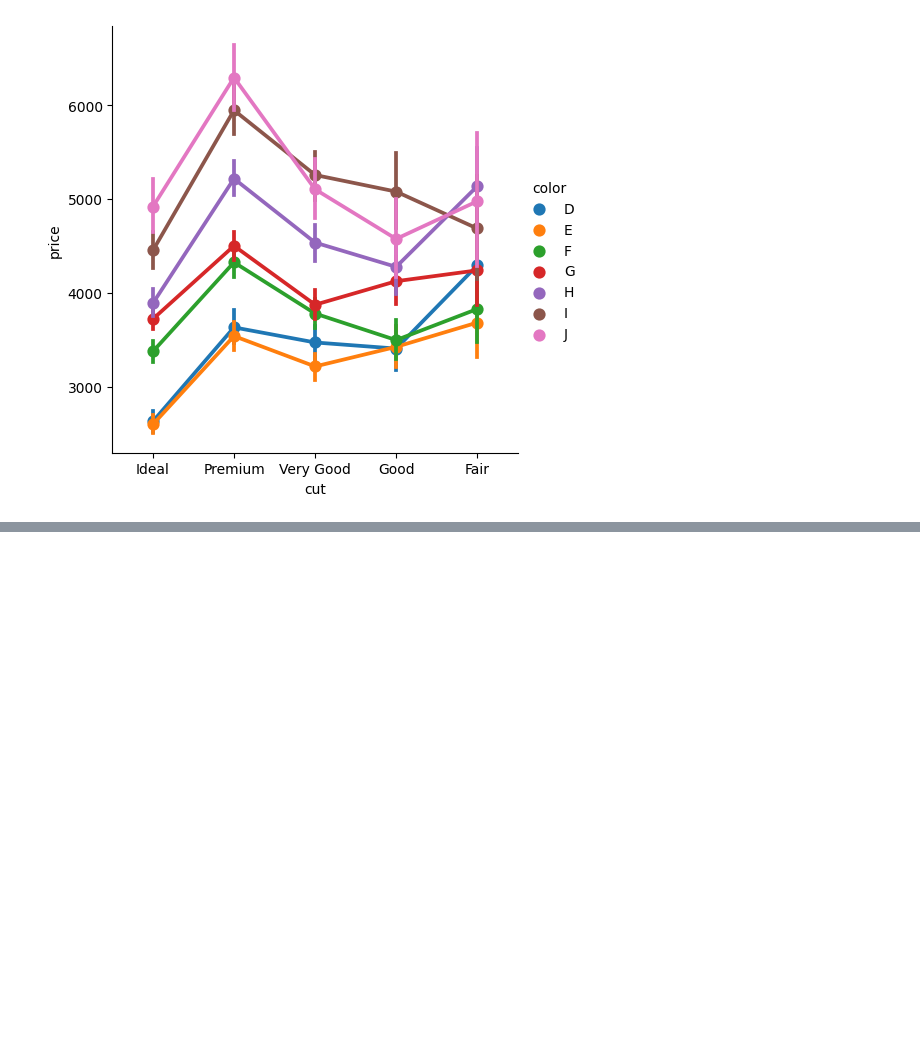
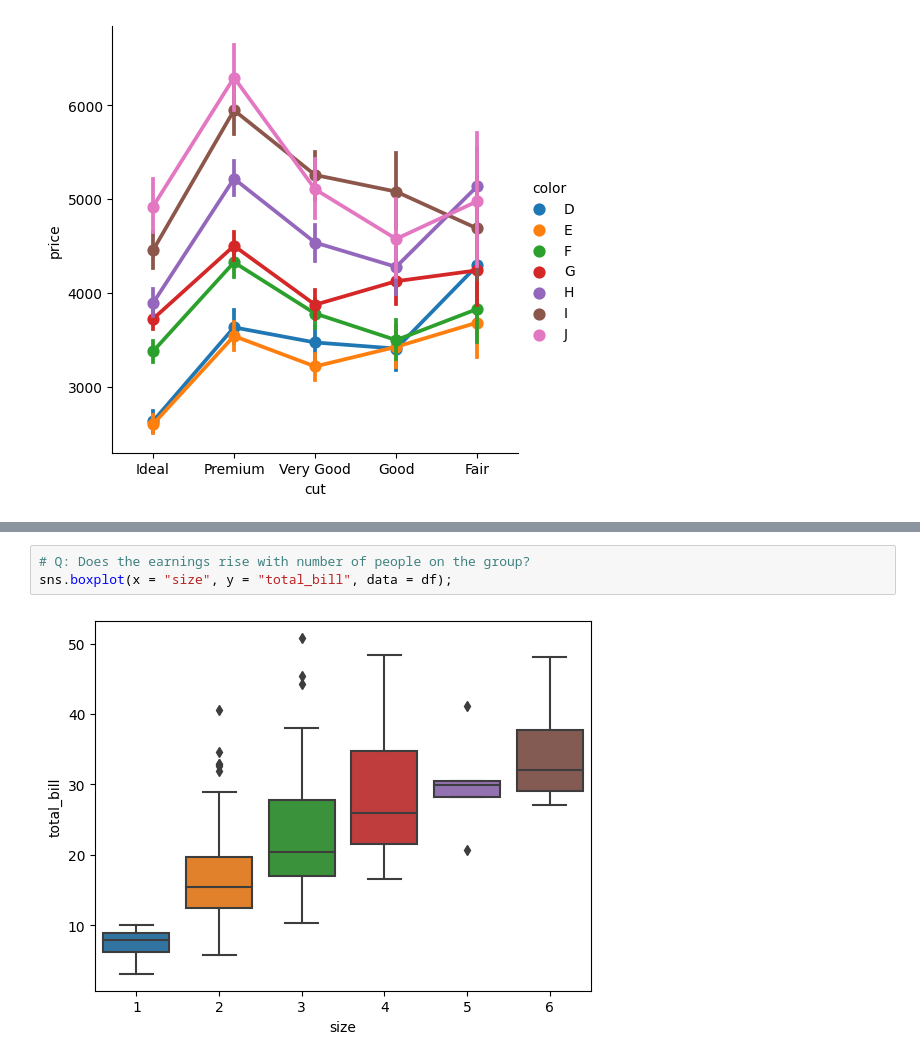
Before and after one commit to SparrowHere/Python-Self-Study-Notebook, a Jupyter notebook: Python Programming Basics.ipynb, the cells around one changed output, grey strips where cells are left out. Drawn from its saved outputs; the diff is of its cells as text; blank space fills up the shorter version.

```diff
--- a/Python Programming Basics.ipynb
+++ b/Python Programming Basics.ipynb
@@ -5494,0 +5584,5 @@ sns.catplot(x = "cut", y = "price", hue = "color", kind = "point", data = df_dia
+# %%
+# Q: Does the earnings rise with number of people on the group?
+sns.boxplot(x = "size", y = "total_bill", data = df);
+# %% [output]
+[figure, added]
```
Also changed, not shown: parts of 36 cells of this notebook.
